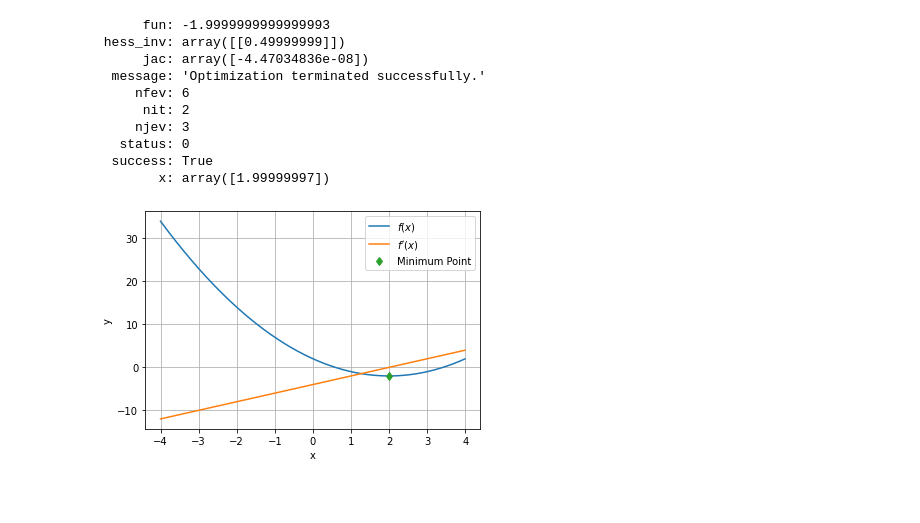
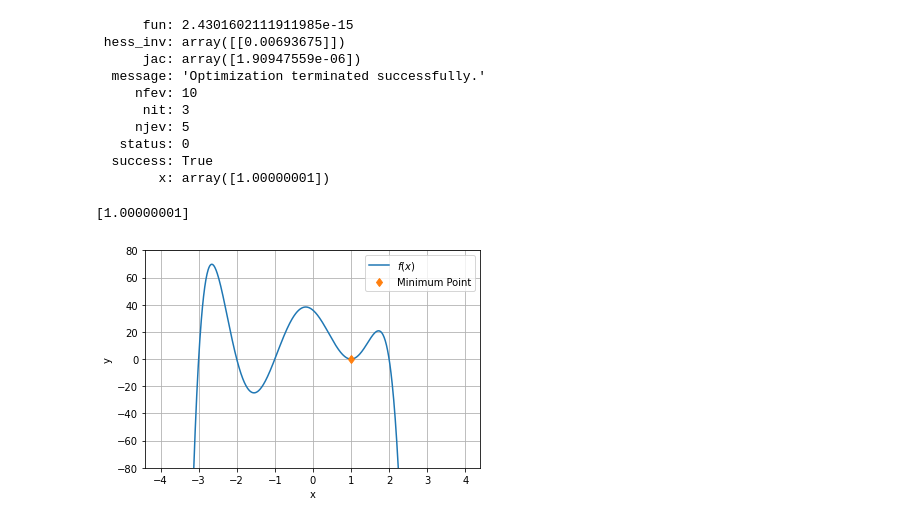
Before and after one commit to Dr-Daily/SystemsEngineering, a Jupyter notebook: Calculus Based Optimization.ipynb, the cells around one changed output. Saved outputs shown, nothing was run; the diff lists cells and outputs as text; code cells hidden in the pictures; blank space fills up the shorter version.

```diff
--- a/Calculus Based Optimization.ipynb
+++ b/Calculus Based Optimization.ipynb
@@ -6,5 +13,6 @@ from scipy import optimize
 # Define the objective or cost function to minimize
 # If you are trying to maximize, then multiply by -1
 def f(x):
-    return (x-2)**2 + 2
+    #return (x-2)**2 + 2
+    return -(3*x-3)*(x-2)*(x-1)*(x+1)*(x+2)*(x+3)
 # %%
@@ -17,15 +28,16 @@ def f_pprime(x):
 # %%
+#Invoke the function call from the optimize library
 initial_guess = 0
 result = optimize.minimize(f,initial_guess)
 result
 # %% [output]
-      fun: -1.9999999999999993
- hess_inv: array([[0.49999999]])
-      jac: array([-4.47034836e-08])
+      fun: 2.4301602111911985e-15
+ hess_inv: array([[0.00693675]])
+      jac: array([1.90947559e-06])
   message: 'Optimization terminated successfully.'
-     nfev: 6
-      nit: 2
-     njev: 3
+     nfev: 10
+      nit: 3
+     njev: 5
    status: 0
   success: True
-        x: array([1.99999997])
+        x: array([1.00000001])
@@ -37,12 +44,25 @@ else:
+# %%
+# The result is an object with different members. We can evaluate the
+# results to ensure convergence and extract the answer.
+if result.success == True:
+    min_x = result.x
+else:
+    min_x = None
+
+print(min_x)
+# %% [output]
+[1.00000001]
 # %%
+#plot the function and visualize the result
 x = np.arange(-4,4,.01)
 plt.plot(x,f(x),label="$f(x)$")
-plt.plot(x,f_prime(x),label="$f^\prime(x)$")
+#plt.plot(x,f_prime(x),label="$f^\prime(x)$")
 if result.success == True:
     plt.plot(min_x,f(min_x),'d',label="Minimum Point")
 plt.grid()
+plt.ylim([-80,80])
 plt.xlabel("x")
 plt.ylabel('y')
 plt.legend();
 # %% [output]
-[figure, old version]
+[figure, new version]
```
Also changed, not shown: parts of 29 cells of this notebook, 1 other file.
